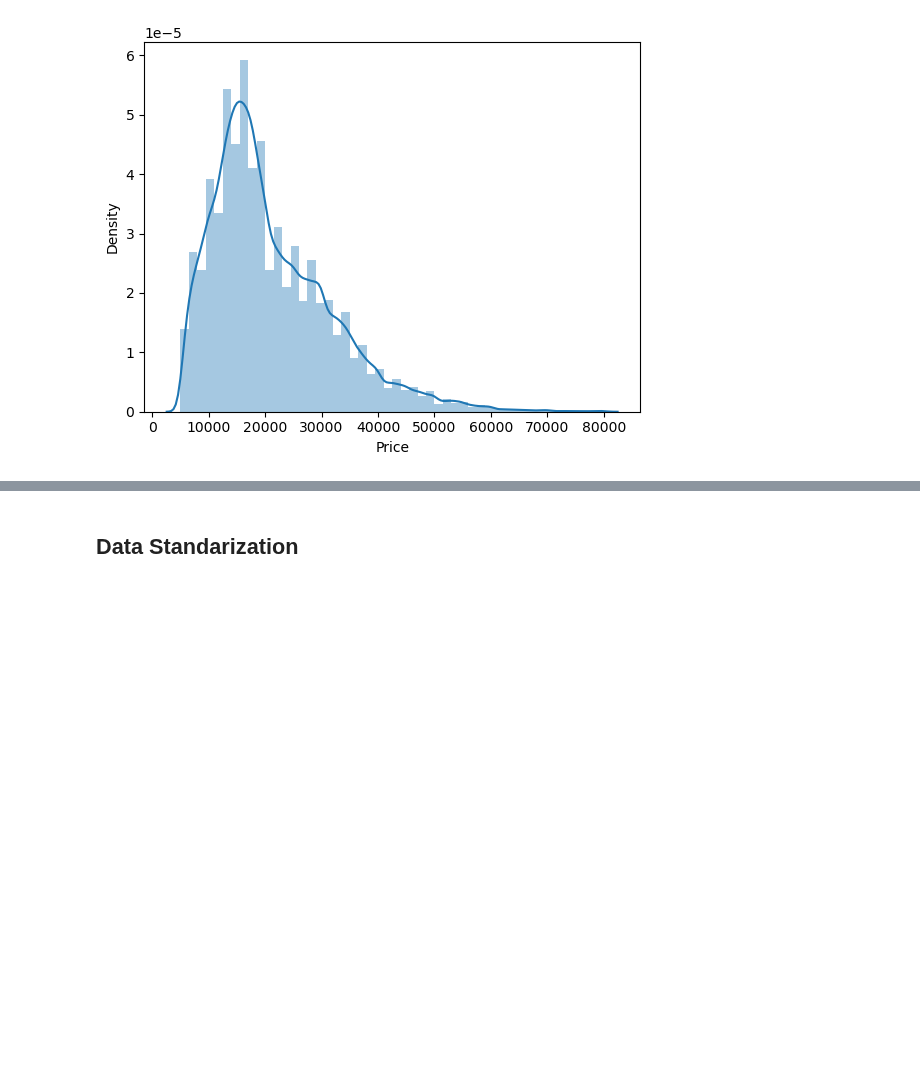
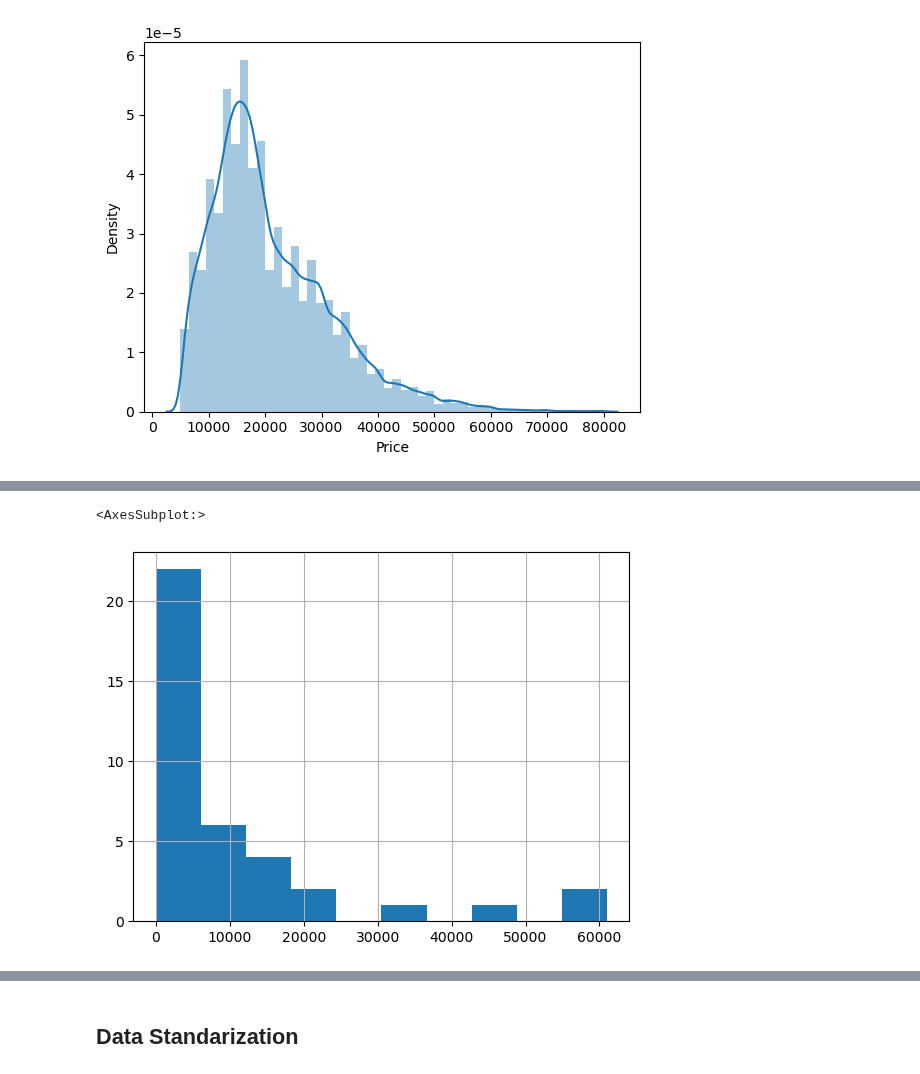
Before and after one commit to elkindavid/MIAD_UNIANDES, a Jupyter notebook: S3P1_proyecto1.ipynb, the cells around one changed output, grey strips where cells are left out. Drawn from its saved outputs; the diff is of its cells as text; code cells hidden in the pictures; blank space fills up the shorter version.

```diff
--- a/S3P1_proyecto1.ipynb
+++ b/S3P1_proyecto1.ipynb
@@ -195,0 +309,14 @@ test['Make'] = pd.factorize(test.Make)[0]
+# %%
+total = len(data)
+data['Por_Make'] = 0
+for i in data['Make'].unique():
+    data.loc[data['Make'] == i,'Por_Make'] = len(data[data['Make'] == i])/total
+
+data['Por_State'] = 0
+for i in data['State'].unique():
+    data.loc[data['State'] == i,'Por_State'] = len(data[data['State'] == i])/total
+
+data.Por_Make.value_counts().hist()
+# %% [output]
+<AxesSubplot:>
+[figure, added]
```
Also changed, not shown: parts of 29 cells of this notebook, 3 other files.
